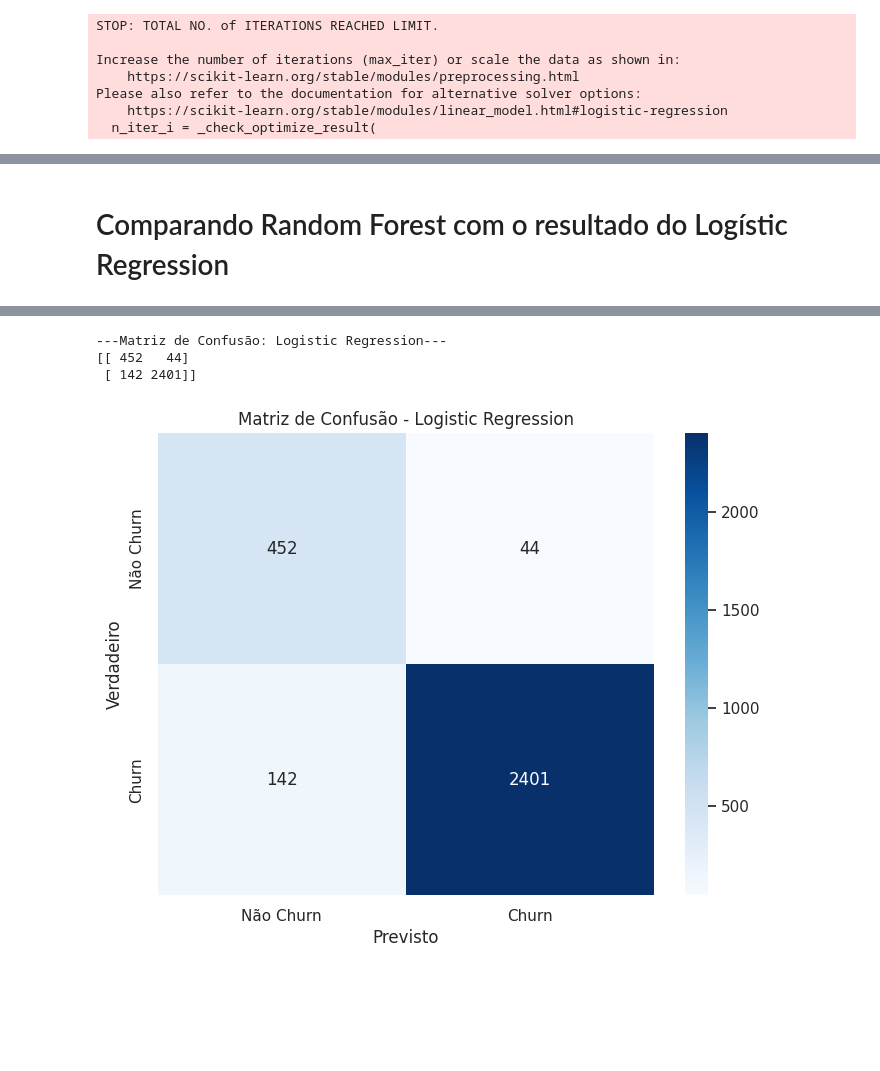
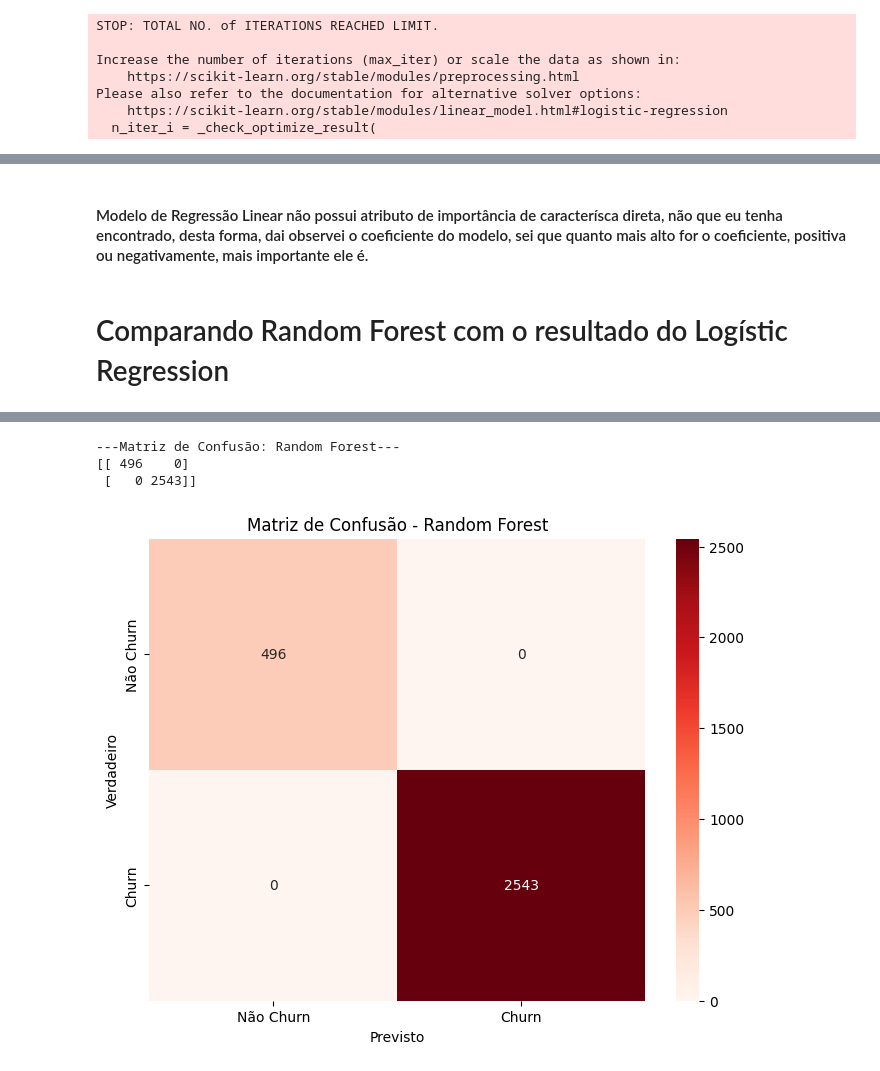
Before and after one commit to valdirdpg/curso-dnc, a Jupyter notebook: Desafio=Classificação_Cliente_Churn.ipynb, the cells around one changed output, grey strips where cells are left out. Saved outputs shown, nothing was run; the diff lists cells and outputs as text; code cells hidden in the pictures; blank space fills up the shorter version.

```diff
--- a/Desafio=Classificação_Cliente_Churn.ipynb
+++ b/Desafio=Classificação_Cliente_Churn.ipynb
@@ -282,3 +473,5 @@ Please also refer to the documentation for alternative solver options:
+# %% [markdown]
+#### Modelo de Regressão Linear não possui atributo de importância de caracterísca direta, não que eu tenha encontrado, desta forma, dai observei o coeficiente do modelo, sei que quanto mais alto for o coeficiente, positiva ou negativamente, mais importante ele é.
 # %% [markdown]
 # Comparando Random Forest com o resultado do Logístic Regression
 # %%
@@ -309,14 +502,12 @@ Income_Category
 Card_Category                                                                                                                         0.000031
 dtype: float64
 # %%
-# Criando a matriz de confusão para Logistic Regression
-y_pred_logistic_regression = logistic_regression_model.predict(X_test)
-
-conf_matrix_logistic_regression = confusion_matrix(y_test, y_pred_logistic_regression)
-
-print("---Matriz de Confusão: Logistic Regression---")
-print(conf_matrix_logistic_regression)
+# para fins de comparação fiz uma matriz de confusão para  o modelo Random Forest
+y_pred_random_forest = rf_classifier.predict(X_test)
+conf_matrix_rf = confusion_matrix(y_test,y_pred_random_forest)
+print("---Matriz de Confusão: Random Forest---")
+print(conf_matrix_rf)
 # %% [output]
----Matriz de Confusão: Logistic Regression---
-[[ 452   44]
- [ 142 2401]]
+---Matriz de Confusão: Random Forest---
+[[ 496    0]
+ [   0 2543]]
@@ -328,15 +514,15 @@ print(conf_matrix_rf)
 # %%
-# Sua matriz de confusão
-conf_matrix = np.array([[452, 44], [142, 2401]])
+# Cofigurando a matriz de confusão com HeatMap
+conf_matrix = np.array([[496, 0], [0, 2543]])
 
 # Criando o gráfico de calor
 plt.figure(figsize=(8, 6))
-sns.heatmap(conf_matrix, annot=True, fmt="d", cmap="Blues",
+sns.heatmap(conf_matrix, annot=True, fmt="d", cmap="Reds",
             xticklabels=["Não Churn", "Churn"],
             yticklabels=["Não Churn", "Churn"])
 plt.ylabel('Verdadeiro')
 plt.xlabel('Previsto')
-plt.title('Matriz de Confusão - Logistic Regression')
+plt.title('Matriz de Confusão - Random Forest')
 plt.show()
 # %% [output]
-[figure, old version]
+[figure, new version]
```
Also changed, not shown: parts of 16 cells of this notebook.
